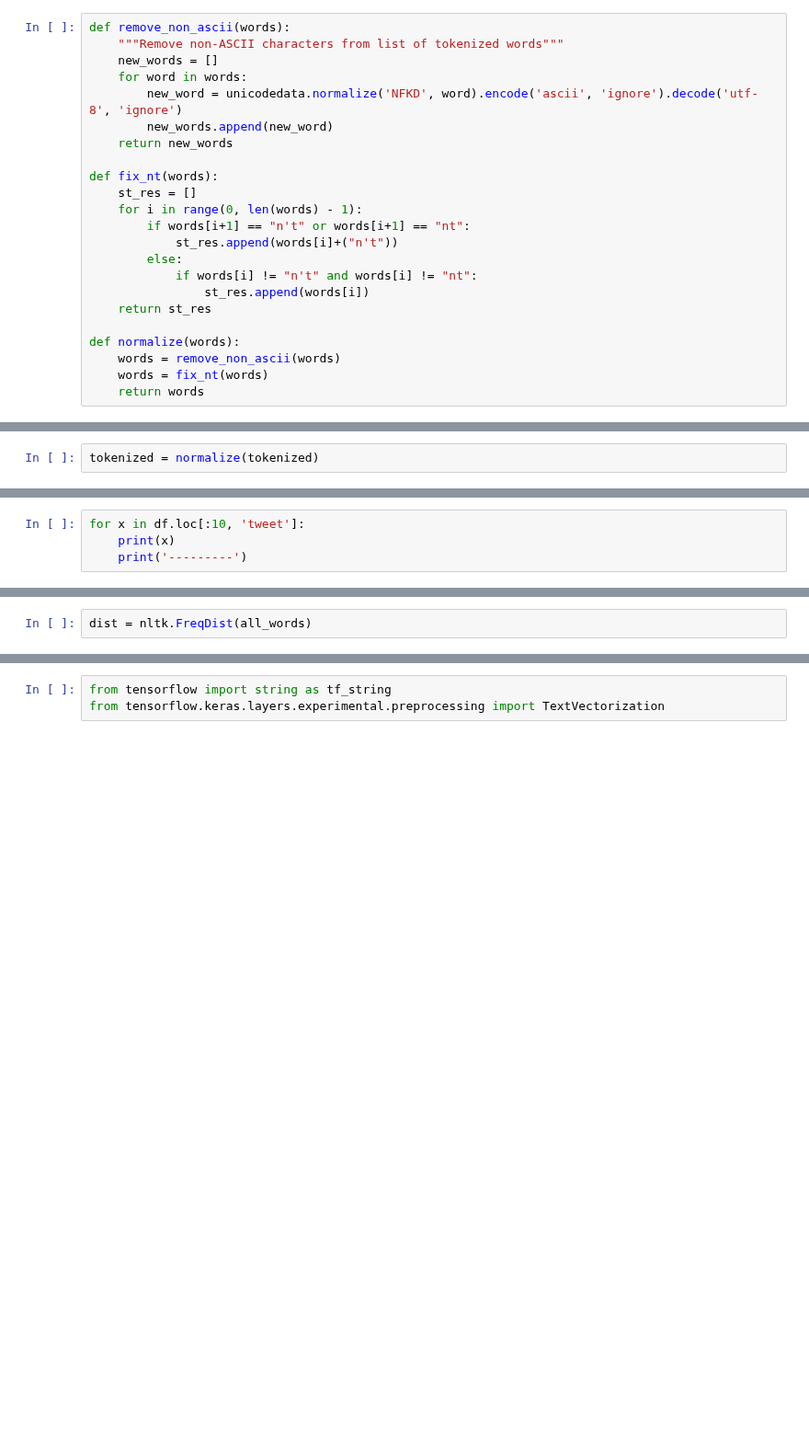
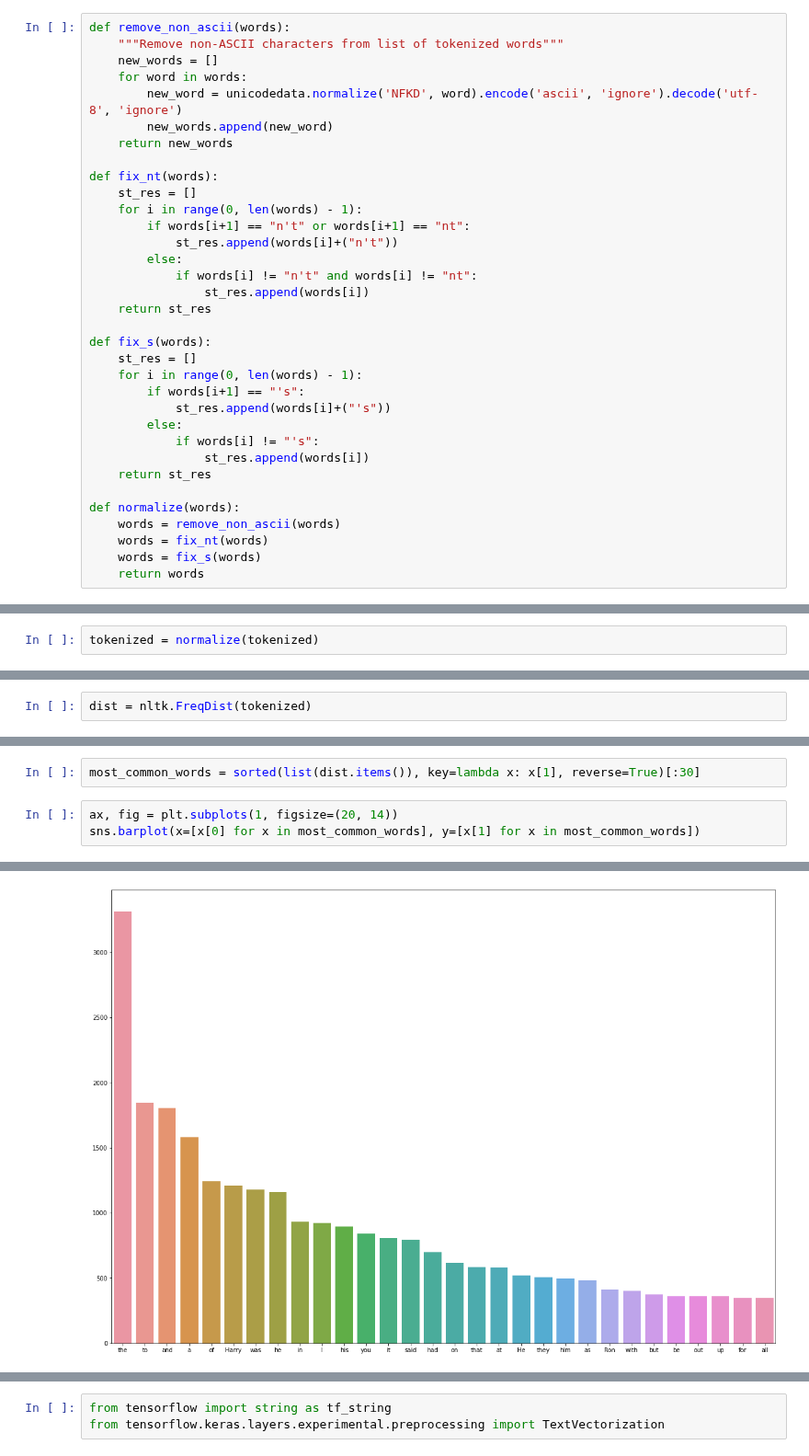
Before and after one commit to vojtechcima/2020-21-ARD, a Jupyter notebook: abd_08.ipynb, the cells around one changed output, grey strips where cells are left out. Shown at 92% size. Drawn from its saved outputs; the diff is of its cells as text; blank space fills up the shorter version.

```diff
--- a/abd_08.ipynb
+++ b/abd_08.ipynb
@@ -161,9 +163,20 @@ def fix_nt(words):
                 st_res.append(words[i])
     return st_res
 
+def fix_s(words):
+    st_res = []
+    for i in range(0, len(words) - 1):
+        if words[i+1] == "'s":
+            st_res.append(words[i]+("'s"))
+        else:
+            if words[i] != "'s":
+                st_res.append(words[i])
+    return st_res
+
 def normalize(words):
     words = remove_non_ascii(words)
     words = fix_nt(words)
+    words = fix_s(words)
     return words
 # %%
 txt_one_line = ' '.join(txt)
@@ -224,4 +221,0 @@ sns.barplot(x='label', y='length', data = df)
-# %%
-for x in df.loc[:10, 'tweet']:
-    print(x)
-    print('---------')
@@ -370,2 +222,2 @@ all_words = list(itertools.chain(*df.Words_normalized_no_user_fixed))
 # %%
-dist = nltk.FreqDist(all_words)
+dist = nltk.FreqDist(tokenized)
@@ -386,0 +230,6 @@ There is of course a [documentation page](https://www.tensorflow.org/api_docs/py
+# %%
+most_common_words = sorted(list(dist.items()), key=lambda x: x[1], reverse=True)[:30]
+# %%
+ax, fig = plt.subplots(1, figsize=(20, 14))
+sns.barplot(x=[x[0] for x in most_common_words], y=[x[1] for x in most_common_words])
+# %% [output]
@@ -386,0 +237 @@ There is of course a [documentation page](https://www.tensorflow.org/api_docs/py
+[figure, added]
```
Also changed, not shown: parts of 121 cells of this notebook.
